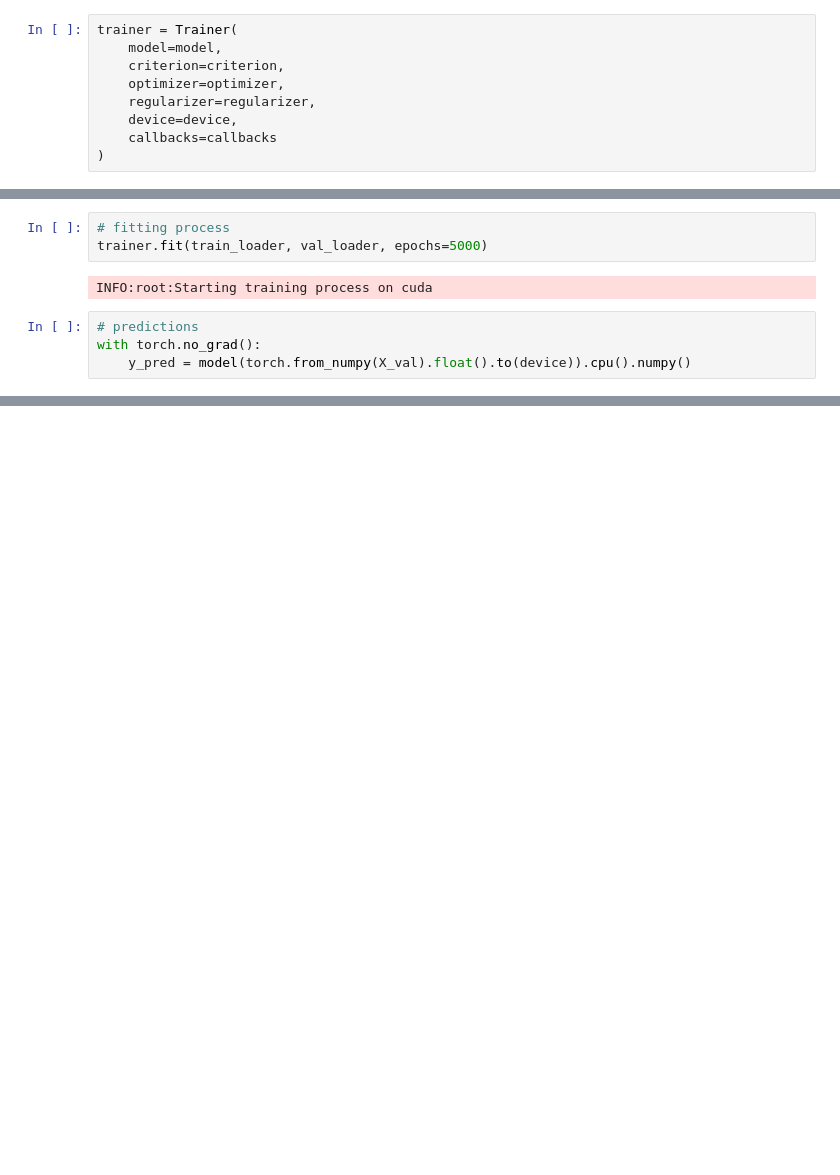
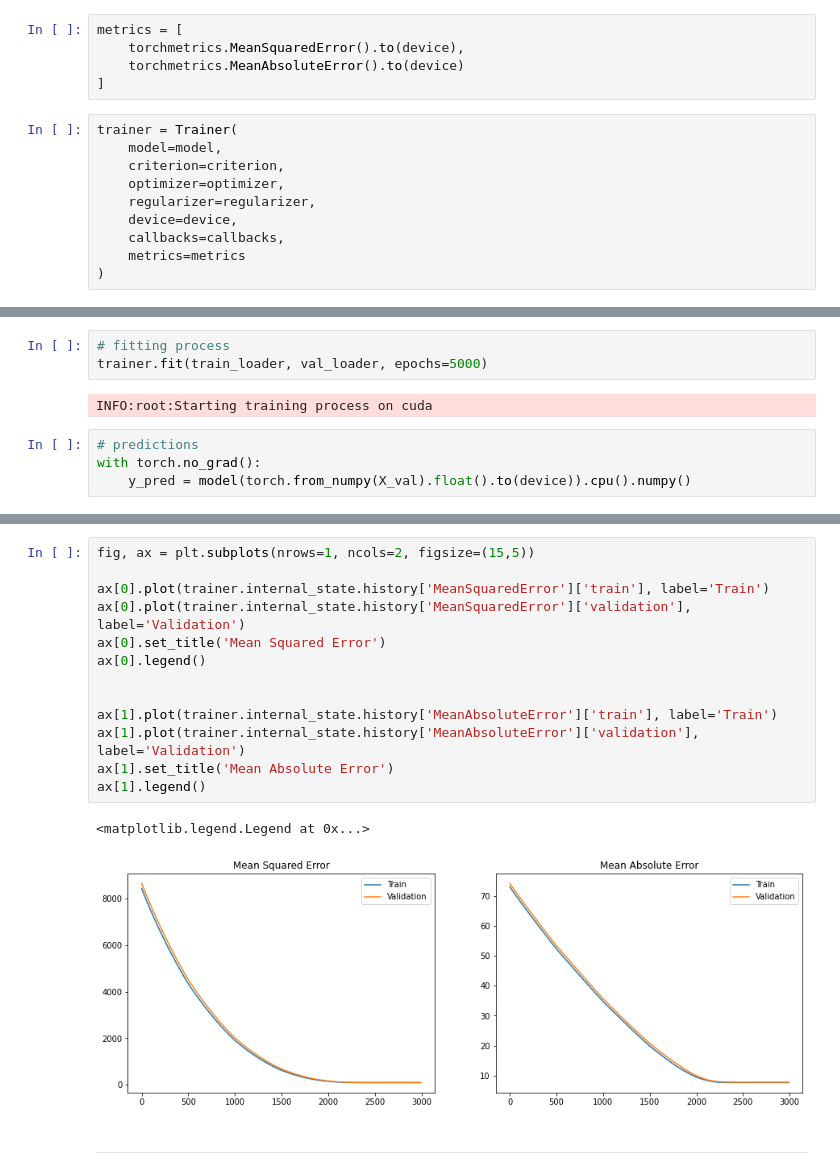
Before and after one commit to Xylambda/torchfitter, a Jupyter notebook: examples/trainer.ipynb, the cells around one changed output, grey strips where cells are left out. Saved outputs shown, nothing was run; the diff lists cells and outputs as text; blank space fills up the shorter version.

Commit message:
ENH: remove internal parameters dict in favour of specific class

```diff
--- a/examples/trainer.ipynb
+++ b/examples/trainer.ipynb
@@ -54,6 +55,11 @@ callbacks = [
         scheduler=optim.lr_scheduler.StepLR(optimizer, step_size=500, gamma=0.9)
     )
 ]
+# %%
+metrics = [
+    torchmetrics.MeanSquaredError().to(device),
+    torchmetrics.MeanAbsoluteError().to(device)
+]
 # %%
 trainer = Trainer(
     model=model,
@@ -61,7 +67,8 @@ trainer = Trainer(
     optimizer=optimizer,
     regularizer=regularizer,
     device=device,
-    callbacks=callbacks
+    callbacks=callbacks,
+    metrics=metrics
 )
 # %%
 # wrap data in Dataset
@@ -110,3 +117,21 @@ ax[2].set_title('Learning Rate')
 ax[2].legend();
 # %% [output]
 [figure]
+# %%
+fig, ax = plt.subplots(nrows=1, ncols=2, figsize=(15,5))
+
+ax[0].plot(trainer.internal_state.history['MeanSquaredError']['train'], label='Train')
+ax[0].plot(trainer.internal_state.history['MeanSquaredError']['validation'], label='Validation')
+ax[0].set_title('Mean Squared Error')
+ax[0].legend()
+
+
+ax[1].plot(trainer.internal_state.history['MeanAbsoluteError']['train'], label='Train')
+ax[1].plot(trainer.internal_state.history['MeanAbsoluteError']['validation'], label='Validation')
+ax[1].set_title('Mean Absolute Error')
+ax[1].legend()
+# %% [output]
+<matplotlib.legend.Legend at 0x...>
+[figure, added]
+# %% [markdown]
+---
```
Also changed, not shown: parts of 2 cells of this notebook, 8 other files.
